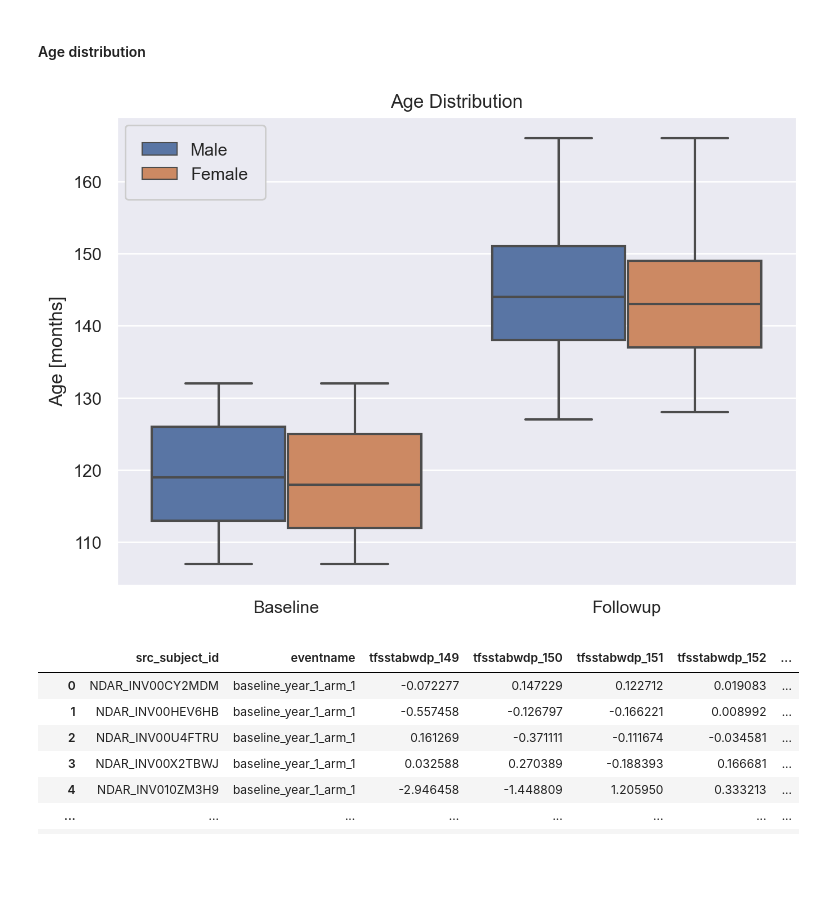
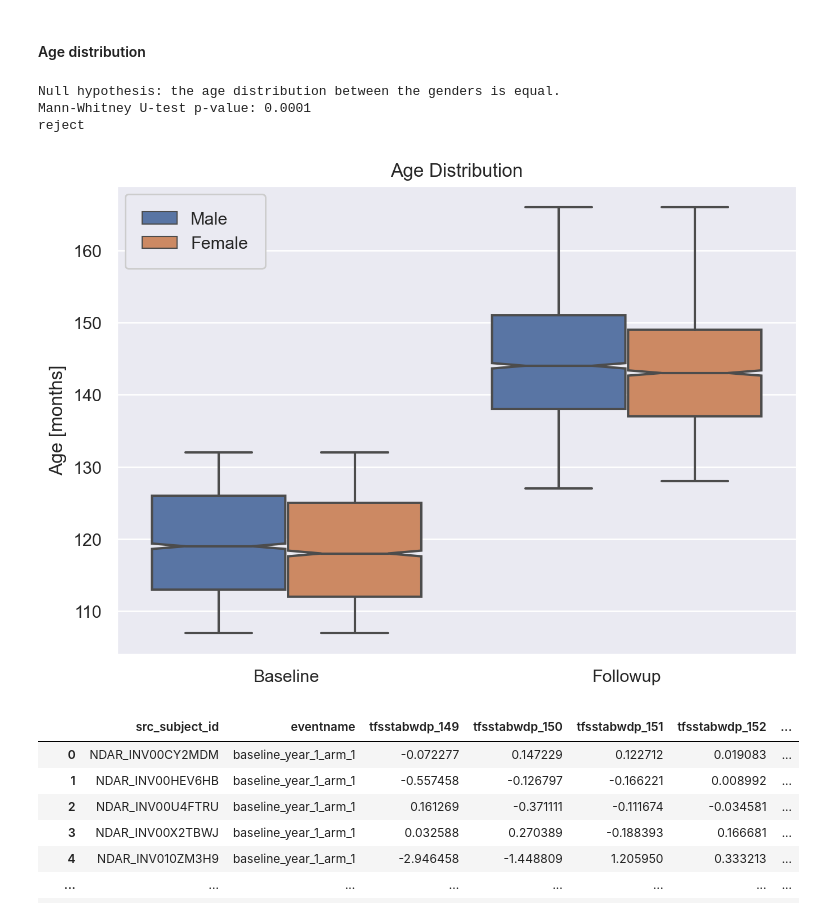
Before and after one commit to aliceheiman/psyc221courseproject, a Jupyter notebook: experiments/EDA.ipynb, the cells around one changed output. Cells and saved outputs as stored; diff of their text form; code cells hidden in the pictures; blank space fills up the shorter version.

```diff
--- a/experiments/EDA.ipynb
+++ b/experiments/EDA.ipynb
@@ -143,29 +147,42 @@ Total number of females:  2656
 [figure]
 # %% [markdown]
 #### Age distribution
+# %%
+from scipy.stats import mannwhitneyu # Mann-Whitney U-test
+
+U1, p = mannwhitneyu(maledf["interview_age"], femaledf["interview_age"])
+
+print("Null hypothesis: the age distribution between the genders is equal.")
+print(f'Mann-Whitney U-test p-value: {p:.4f}')
+if (p < 0.05):
+    print("reject")
+# %% [output]
+Null hypothesis: the age distribution between the genders is equal.
+Mann-Whitney U-test p-value: 0.0001
+reject
 # %%
 # Choice of data
 all_c_age_b = baseline_c_stop_go[["src_subject_id", "interview_age", "demo_sex_v2"]]
 all_c_age_b = all_c_age_b.assign(eventname="Baseline")
 all_c_age_f = followup_c_stop_go[["src_subject_id", "interview_age", "demo_sex_v2"]]
 all_c_age_f = all_c_age_f.assign(eventname="Followup")
 all_c_age = pd.concat([all_c_age_b, all_c_age_f])
 all_c_age = all_c_age.replace({0: "Male", 1: "Female"})
 
 def age_distribution_plot():
     # Plotting
     fig, ax = plt.subplots(dpi=200)
-    b = sns.boxplot(data=all_c_age,  x="eventname", y='interview_age', hue="demo_sex_v2", ax=ax)
+    b = sns.boxplot(data=all_c_age,  x="eventname", y='interview_age', hue="demo_sex_v2", ax=ax, notch=True)
     ax.legend(fancybox=True, framealpha=1, borderpad=1)
     ax.set_ylabel("Age [months]")
     ax.set_xlabel("")
     plt.title('Age Distribution')
     plt.savefig("../figures/ageboxplot.jpg")
     plt.show()
 
 age_distribution_plot()
 # %% [output]
-[figure, old version]
+[figure, new version]
 # %%
 baseline_c_stop_go
 # %% [output]
```
Also changed, not shown: parts of 11 cells of this notebook, 6 other files.
